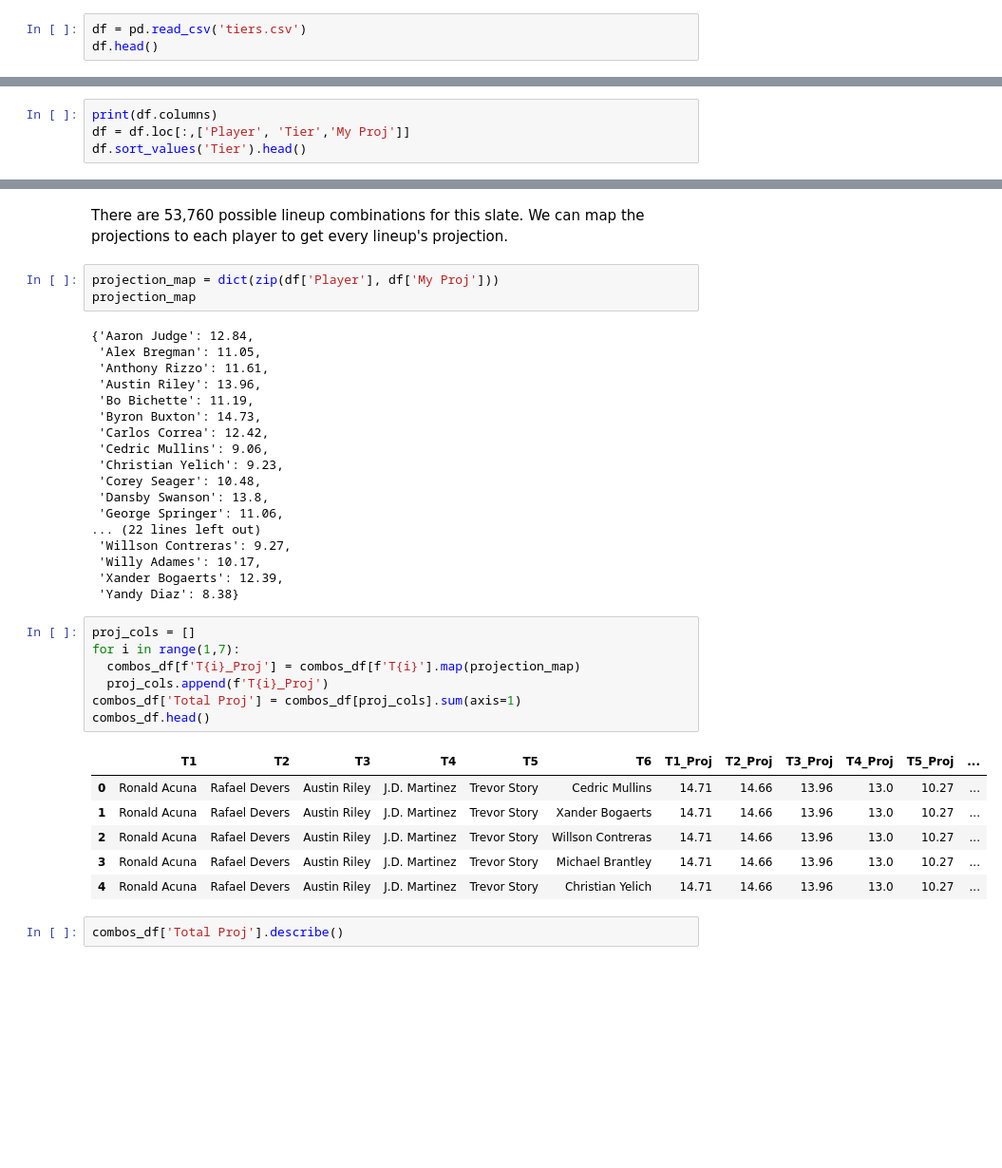
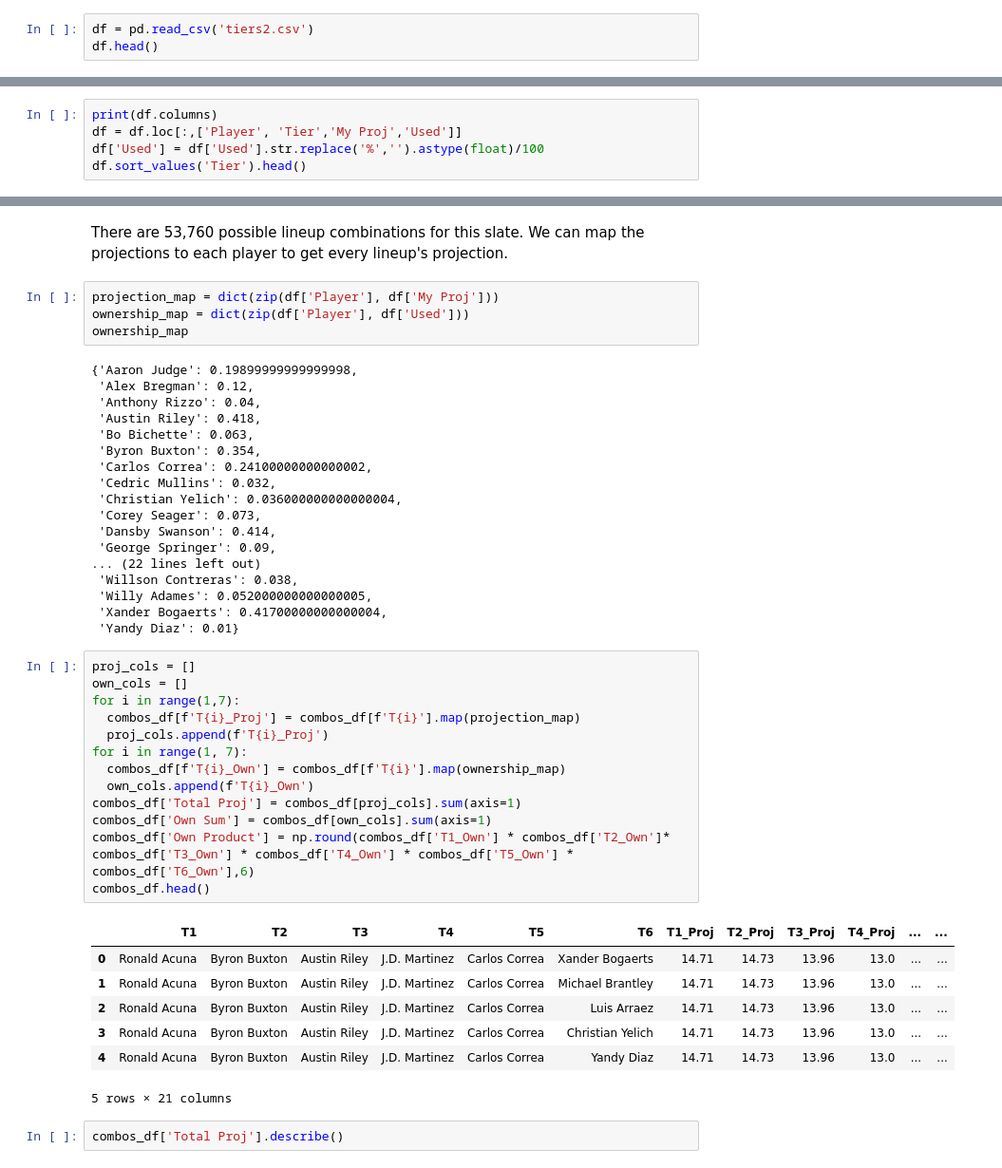
Before and after one commit to flaghunter21/DFS, a Jupyter notebook: MLB_Tiers.ipynb, the cells around one changed output, grey strips where cells are left out. Shown at 95% size. Cells and saved outputs as stored; diff of their text form; blank space fills up the shorter version.

```diff
--- a/MLB_Tiers.ipynb
+++ b/MLB_Tiers.ipynb
@@ -9,5 +10,5 @@ from itertools import combinations
 # %%
-df = pd.read_csv('tiers.csv')
+df = pd.read_csv('tiers2.csv')
 df.head()
 # %% [output]
 |  | Player | Inj | Likes | Pos | Tier | Order | Hand | Team | Opp | Time | ... | ... |
@@ -20,5 +21,6 @@ df.head()
 # %%
 print(df.columns)
-df = df.loc[:,['Player', 'Tier','My Proj']]
+df = df.loc[:,['Player', 'Tier','My Proj','Used']]
+df['Used'] = df['Used'].str.replace('%','').astype(float)/100
 df.sort_values('Tier').head()
 # %% [output]
@@ -55,39 +61,47 @@ combos_df.head()
 There are 53,760 possible lineup combinations for this slate. We can map the projections to each player to get every lineup's projection.
 # %%
 projection_map = dict(zip(df['Player'], df['My Proj']))
-projection_map
+ownership_map = dict(zip(df['Player'], df['Used']))
+ownership_map
 # %% [output]
-{'Aaron Judge': 12.84,
- 'Alex Bregman': 11.05,
- 'Anthony Rizzo': 11.61,
- 'Austin Riley': 13.96,
- 'Bo Bichette': 11.19,
- 'Byron Buxton': 14.73,
- 'Carlos Correa': 12.42,
- 'Cedric Mullins': 9.06,
- 'Christian Yelich': 9.23,
- 'Corey Seager': 10.48,
- 'Dansby Swanson': 13.8,
- 'George Springer': 11.06,
+{'Aaron Judge': 0.19899999999999998,
+ 'Alex Bregman': 0.12,
+ 'Anthony Rizzo': 0.04,
+ 'Austin Riley': 0.418,
+ 'Bo Bichette': 0.063,
+ 'Byron Buxton': 0.354,
+ 'Carlos Correa': 0.24100000000000002,
+ 'Cedric Mullins': 0.032,
+ 'Christian Yelich': 0.036000000000000004,
+ 'Corey Seager': 0.073,
+ 'Dansby Swanson': 0.414,
+ 'George Springer': 0.09,
 ... (22 lines left out)
- 'Willson Contreras': 9.27,
- 'Willy Adames': 10.17,
- 'Xander Bogaerts': 12.39,
- 'Yandy Diaz': 8.38}
+ 'Willson Contreras': 0.038,
+ 'Willy Adames': 0.052000000000000005,
+ 'Xander Bogaerts': 0.41700000000000004,
+ 'Yandy Diaz': 0.01}
 # %%
 proj_cols = []
+own_cols = []
 for i in range(1,7):
   combos_df[f'T{i}_Proj'] = combos_df[f'T{i}'].map(projection_map)
   proj_cols.append(f'T{i}_Proj')
+for i in range(1, 7):
+  combos_df[f'T{i}_Own'] = combos_df[f'T{i}'].map(ownership_map)
+  own_cols.append(f'T{i}_Own')
 combos_df['Total Proj'] = combos_df[proj_cols].sum(axis=1)
+combos_df['Own Sum'] = combos_df[own_cols].sum(axis=1)
+combos_df['Own Product'] = np.round(combos_df['T1_Own'] * combos_df['T2_Own']* combos_df['T3_Own'] * combos_df['T4_Own'] * combos_df['T5_Own'] * combos_df['T6_Own'],6)
 combos_df.head()
 # %% [output]
-|  | T1 | T2 | T3 | T4 | T5 | T6 | T1_Proj | T2_Proj | T3_Proj | T4_Proj | T5_Proj | ... |
-| 0 | Ronald Acuna | Rafael Devers | Austin Riley | J.D. Martinez | Trevor Story | Cedric Mullins | 14.71 | 14.66 | 13.96 | 13.0 | 10.27 | ... |
-| 1 | Ronald Acuna | Rafael Devers | Austin Riley | J.D. Martinez | Trevor Story | Xander Bogaerts | 14.71 | 14.66 | 13.96 | 13.0 | 10.27 | ... |
-| 2 | Ronald Acuna | Rafael Devers | Austin Riley | J.D. Martinez | Trevor Story | Willson Contreras | 14.71 | 14.66 | 13.96 | 13.0 | 10.27 | ... |
-| 3 | Ronald Acuna | Rafael Devers | Austin Riley | J.D. Martinez | Trevor Story | Michael Brantley | 14.71 | 14.66 | 13.96 | 13.0 | 10.27 | ... |
-| 4 | Ronald Acuna | Rafael Devers | Austin Riley | J.D. Martinez | Trevor Story | Christian Yelich | 14.71 | 14.66 | 13.96 | 13.0 | 10.27 | ... |
+|  | T1 | T2 | T3 | T4 | T5 | T6 | T1_Proj | T2_Proj | T3_Proj | T4_Proj | ... | ... |
+| 0 | Ronald Acuna | Byron Buxton | Austin Riley | J.D. Martinez | Carlos Correa | Xander Bogaerts | 14.71 | 14.73 | 13.96 | 13.0 | ... | ... |
+| 1 | Ronald Acuna | Byron Buxton | Austin Riley | J.D. Martinez | Carlos Correa | Michael Brantley | 14.71 | 14.73 | 13.96 | 13.0 | ... | ... |
+| 2 | Ronald Acuna | Byron Buxton | Austin Riley | J.D. Martinez | Carlos Correa | Luis Arraez | 14.71 | 14.73 | 13.96 | 13.0 | ... | ... |
+| 3 | Ronald Acuna | Byron Buxton | Austin Riley | J.D. Martinez | Carlos Correa | Christian Yelich | 14.71 | 14.73 | 13.96 | 13.0 | ... | ... |
+| 4 | Ronald Acuna | Byron Buxton | Austin Riley | J.D. Martinez | Carlos Correa | Yandy Diaz | 14.71 | 14.73 | 13.96 | 13.0 | ... | ... |
+5 rows × 21 columns
 # %%
 combos_df['Total Proj'].describe()
 # %% [output]
```
Also changed, not shown: parts of 6 cells of this notebook.
